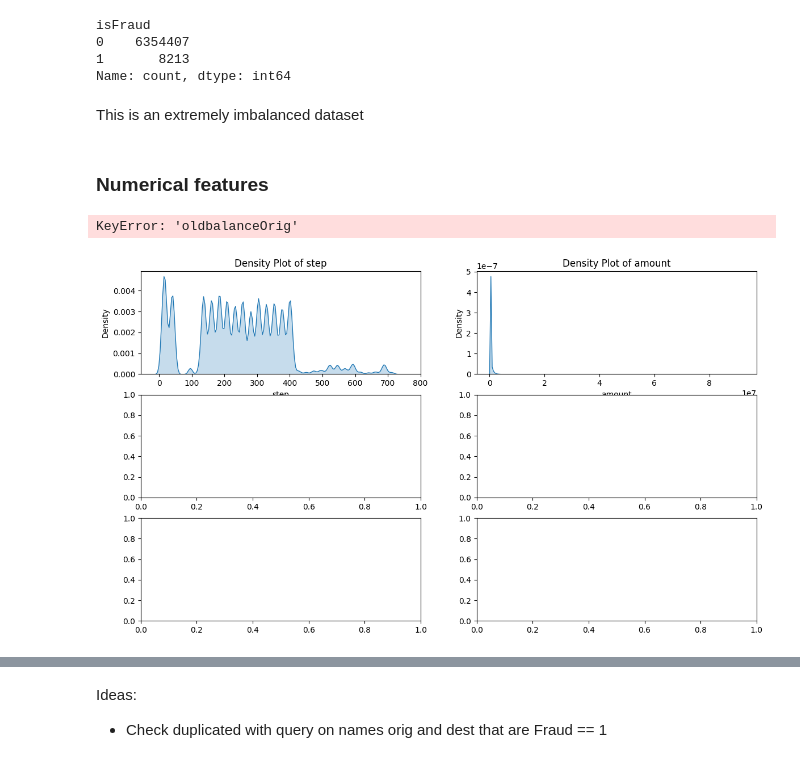
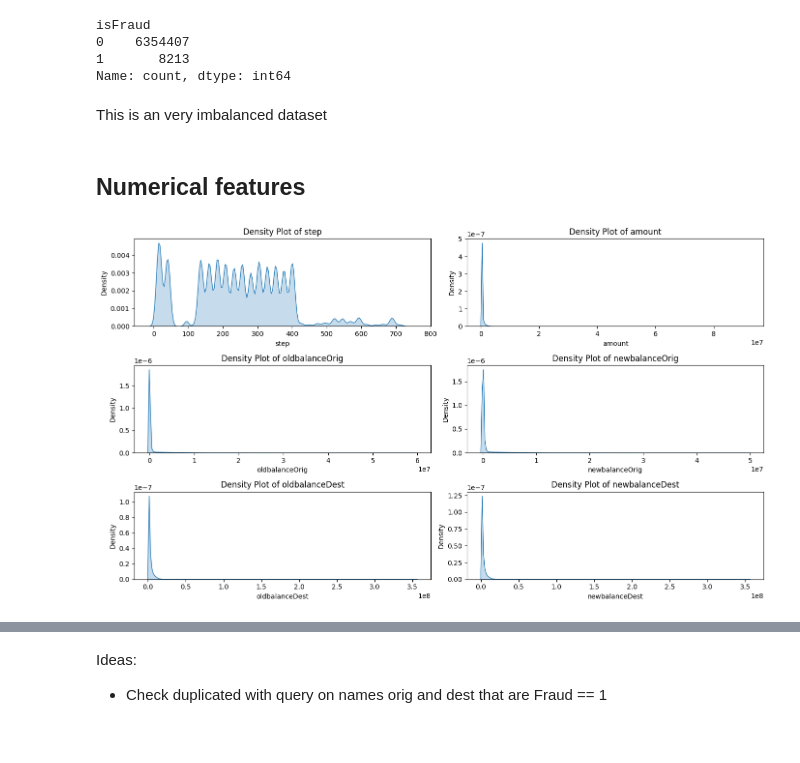
Before and after one commit to AMaldu/fraud_detection, a Jupyter notebook: notebooks/eda.ipynb, the cells around one changed output, grey strips where cells are left out. Cells and saved outputs as stored; diff of their text form; code cells hidden in the pictures.

Commit message:
amount graphs

```diff
--- a/notebooks/eda.ipynb
+++ b/notebooks/eda.ipynb
@@ -125,24 +125,23 @@ isFraud
 1       8213
 Name: count, dtype: int64
 # %% [markdown]
-This is an extremely imbalanced dataset
+This is an very imbalanced dataset
 # %% [markdown]
-### Numerical features
+## Numerical features
 # %%
 numeric_cols =['step', 'amount','oldbalanceOrig', 'newbalanceOrig', 'oldbalanceDest','newbalanceDest']
 
 
 fig, axes = plt.subplots(nrows=3, ncols=2, figsize=(14,8))
 axes = axes.flatten()
 
 for ax, col in zip(axes, numeric_cols):
-    sns.kdeplot(df[col], ax=ax, fill=True)
+    sns.kdeplot(data[col], ax=ax, fill=True)
     ax.set_title(f'Density Plot of {col}')
     ax.set_xlabel(col)
     ax.set_ylabel('Density')
 
 plt.tight_layout()
 plt.show()
 # %% [output]
-KeyError: 'oldbalanceOrig'
-[figure, old version]
+[figure, new version]
```
Also changed, not shown: parts of 28 cells of this notebook, 1 other file.
